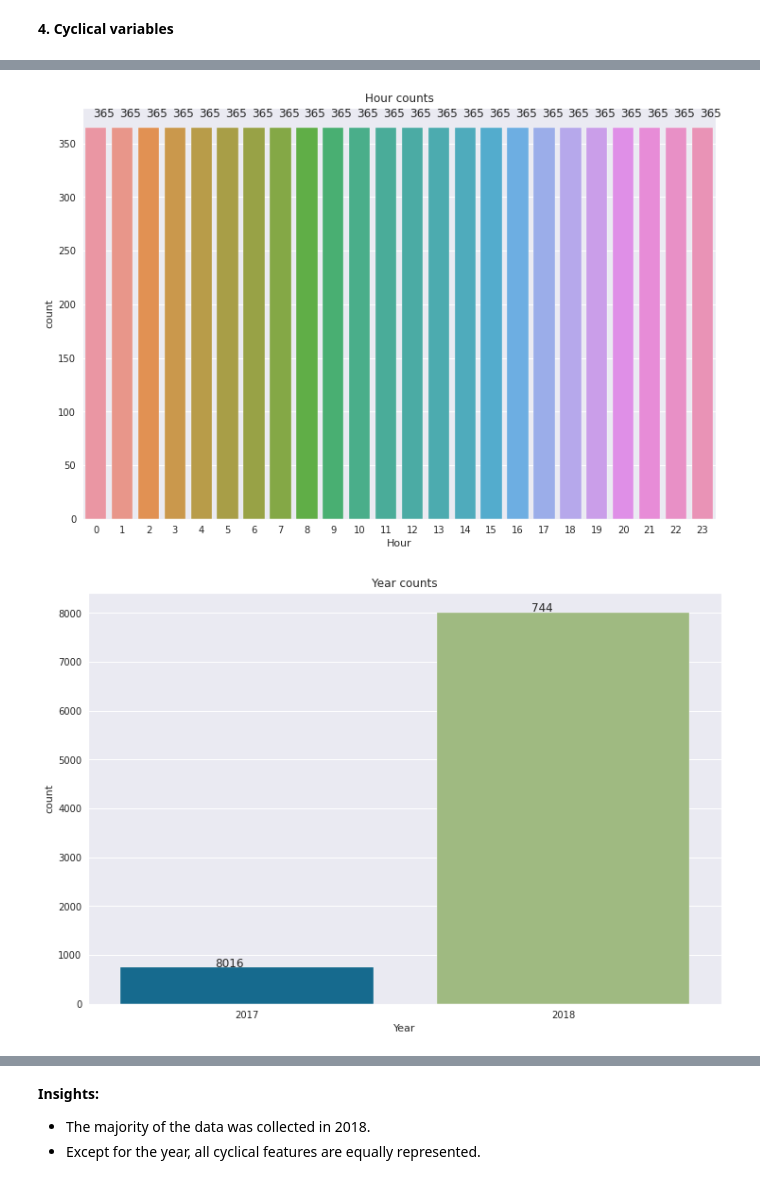
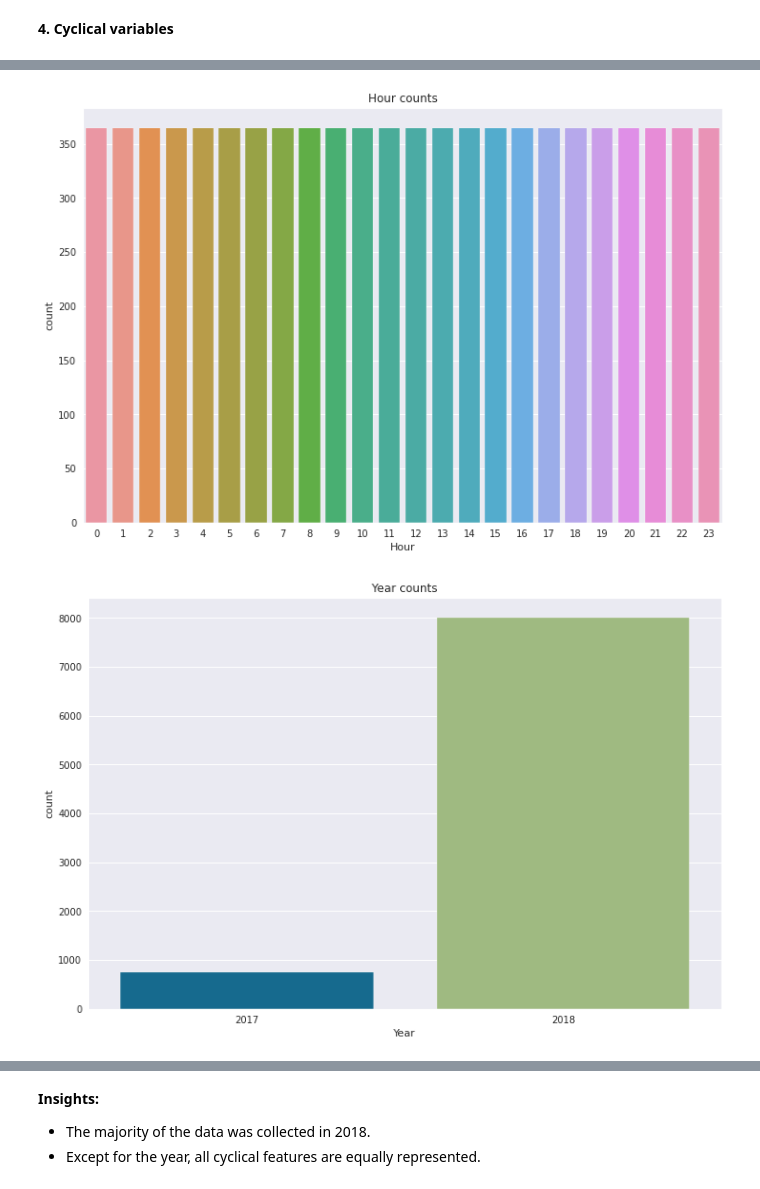
Before and after one commit to RupeshSharma14/Bike-Sharing-Demand-Prediction, a Jupyter notebook: Bike_Sharing_Demand_Prediction.ipynb, the cells around one changed output, grey strips where cells are left out. Saved outputs shown, nothing was run; the diff lists cells and outputs as text; code cells hidden in the pictures.

```diff
--- a/Bike_Sharing_Demand_Prediction.ipynb
+++ b/Bike_Sharing_Demand_Prediction.ipynb
@@ -279,3 +284,6 @@ plt.show()
 Since the data is from the years 2017 and 2018, these representations appear to be accurate within this time period.
 # %% [markdown]
 **4. Cyclical variables**
+# %%
+for col in ["Month", "Weekday"]:
+  print(bike_df[col].value_counts())
@@ -282,19 +308,17 @@ Since the data is from the years 2017 and 2018, these representations appear to
 # %%
 # Representation of Cylical features
 
 cyclical_features = ["Hour", "Year", "Month", "Weekday"]
 
 for col in cyclical_features:
   fig = plt.figure(figsize = (12, 8))
   ax = fig.gca()
   feature = bike_df[col]
   ax = sns.countplot(x = feature)
-  for p, label in zip(ax.patches, feature.value_counts().values):
-    ax.annotate(label, (p.get_x()+0.300, p.get_height()+ 10))
 
   ax.set_title(col + " counts")
 
 plt.show()
 # %% [output]
-[figure, old version]
+[figure, new version]
-[figure, old version]
+[figure, new version]
```
Also changed, not shown: parts of 90 cells of this notebook.
